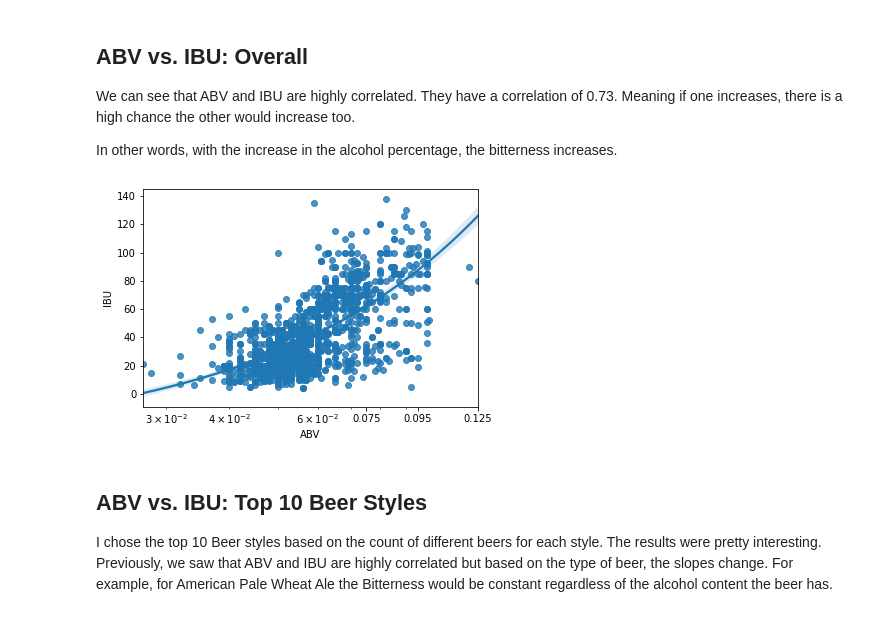
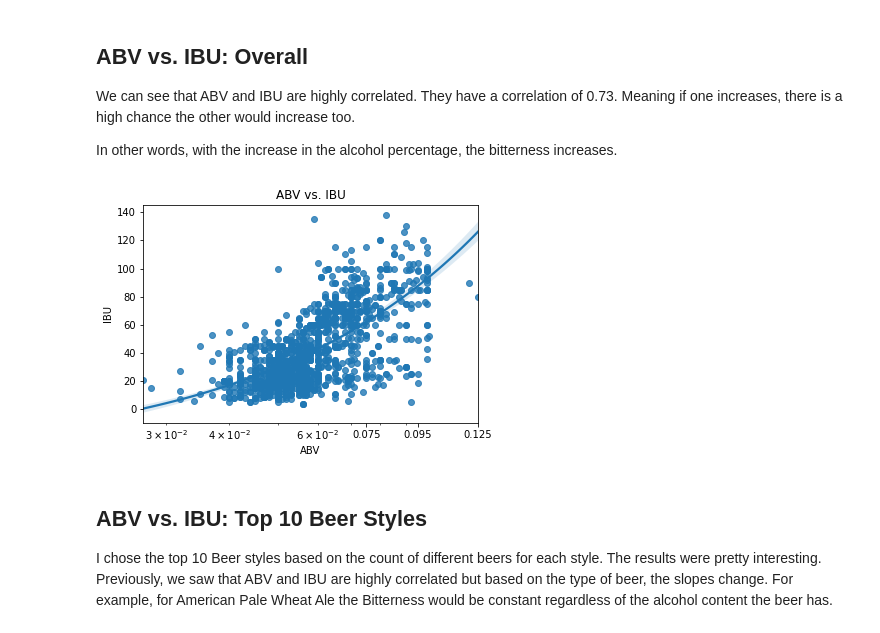
Before and after one commit to akkiannu/BeerAnalysis, a Jupyter notebook: explanatory.ipynb, the cells around one changed output. Drawn from its saved outputs; the diff is of its cells as text; code cells hidden in the pictures.

Commit message:
v 4.02: Added Missing Title to the slides. Missed during previous version

```diff
--- a/explanatory.ipynb
+++ b/explanatory.ipynb
@@ -54,11 +54,11 @@ In other words, with the increase in the alcohol percentage, the bitterness incr
 # %%
 ticks = [0.075, 0.095, 0.125]
 g = sns.regplot(data=df_copy, x='ABV', y='IBU')
-g.set(xscale='log')
+g.set(xscale='log', title='ABV vs. IBU')
 g.set_xticks(ticks=ticks)
 g.set_xticklabels(labels=ticks);
 # %% [output]
-[figure, old version]
+[figure, new version]
 # %% [markdown]
 ## ABV vs. IBU: Top 10 Beer Styles
 
```
Also changed, not shown: parts of 2 cells of this notebook, 3 other files.
